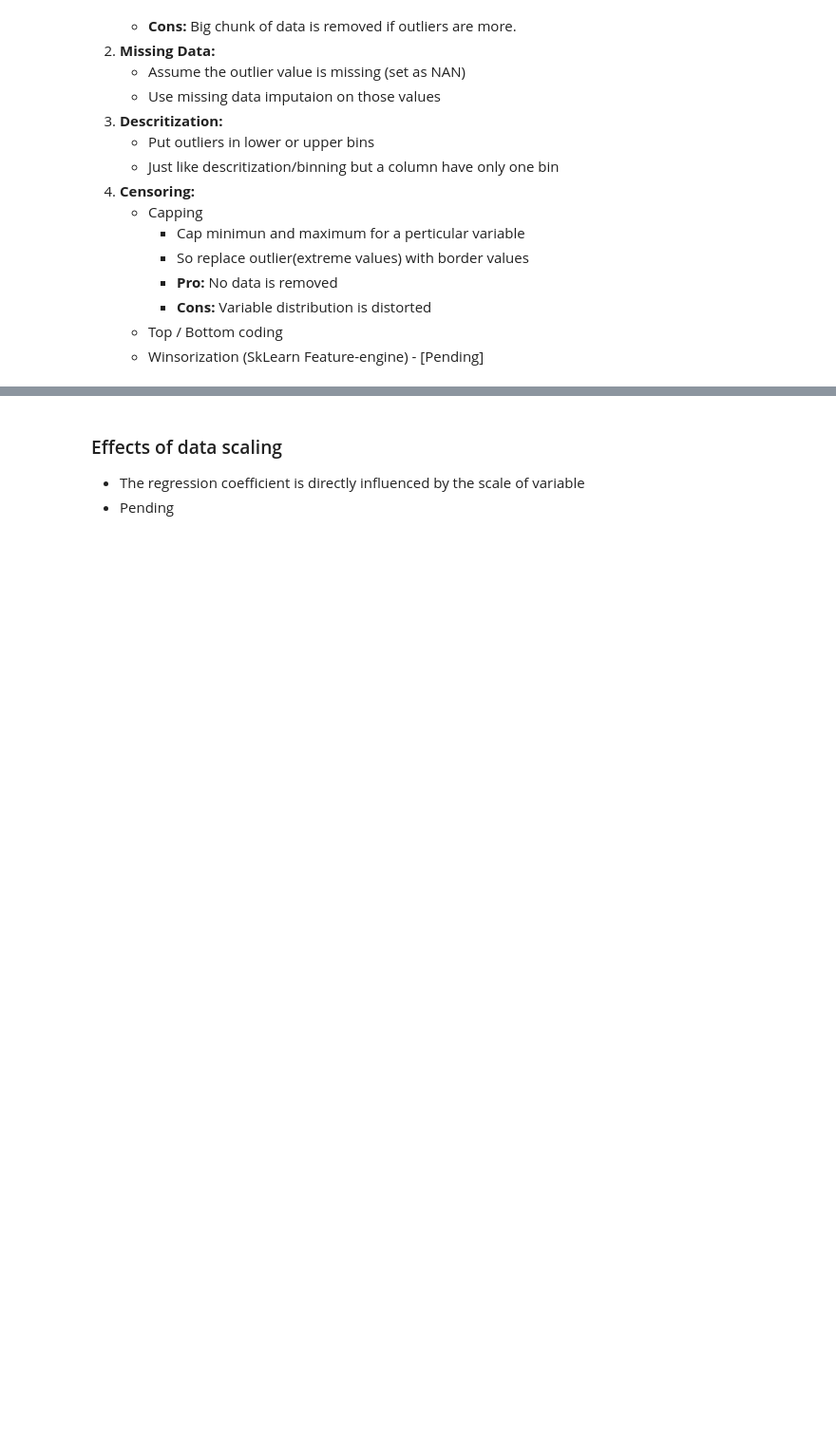
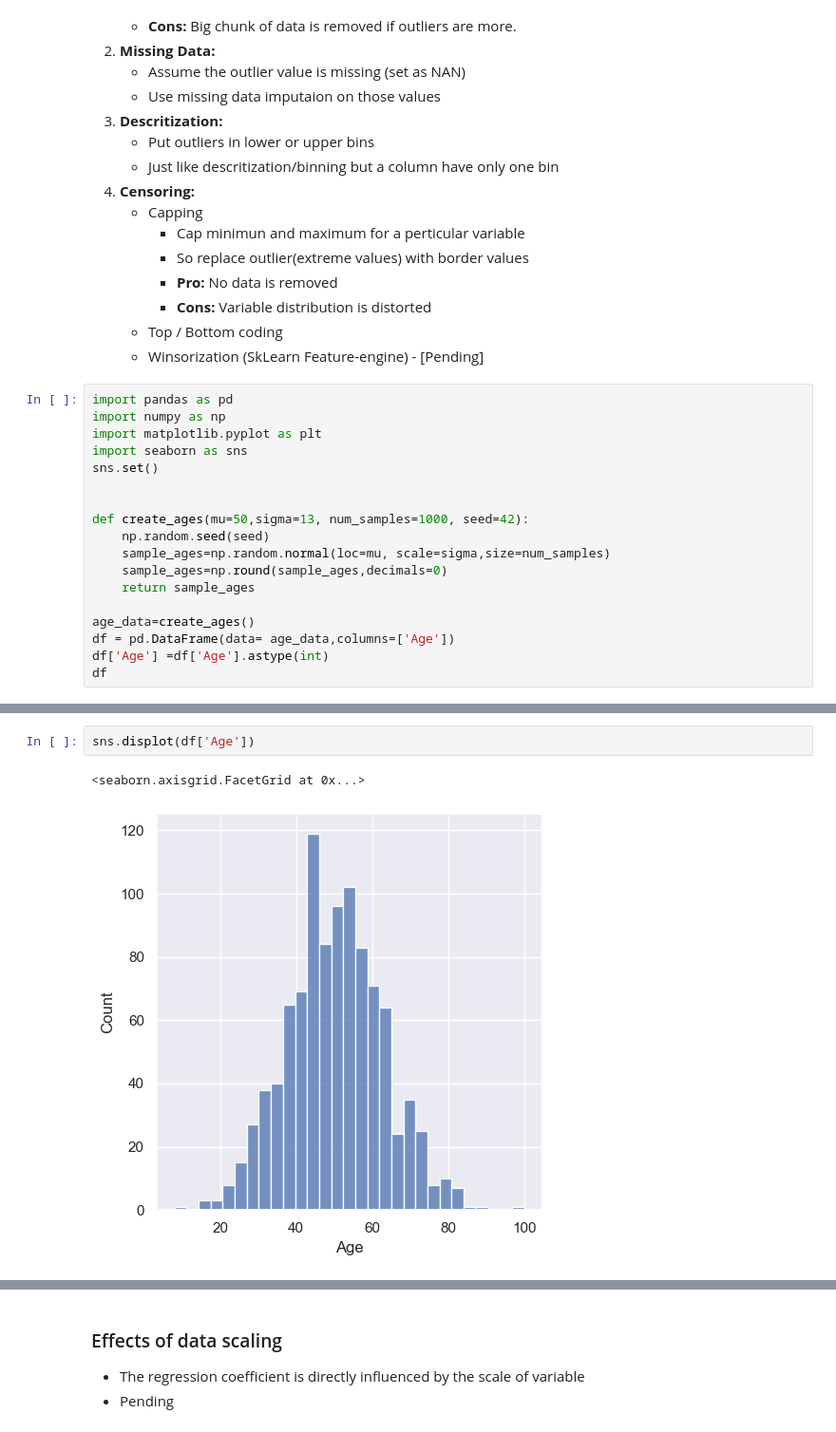
Before and after one commit to R7patel/Notes, a Jupyter notebook: 2_Preprocessing.ipynb, the cells around one changed output, grey strips where cells are left out. Shown at 95% size. Cells and saved outputs as stored; diff of their text form; blank space fills up the shorter version.

```diff
--- a/2_Preprocessing.ipynb
+++ b/2_Preprocessing.ipynb
@@ -323,3 +473,21 @@ By Diva Jain - https://codeburst.io/2-important-statistics-terms-you-need-to-kno
         </ul>
     </li>
 </ol>
+# %%
+import pandas as pd
+import numpy as np
+import matplotlib.pyplot as plt
+import seaborn as sns
+sns.set()
+
+
+def create_ages(mu=50,sigma=13, num_samples=1000, seed=42):
+    np.random.seed(seed)
+    sample_ages=np.random.normal(loc=mu, scale=sigma,size=num_samples)
+    sample_ages=np.round(sample_ages,decimals=0)
+    return sample_ages
+
+age_data=create_ages()
+df = pd.DataFrame(data= age_data,columns=['Age'])
+df['Age'] =df['Age'].astype(int)
+df
@@ -325,0 +519,5 @@ By Diva Jain - https://codeburst.io/2-important-statistics-terms-you-need-to-kno
+# %%
+sns.displot(df['Age'])
+# %% [output]
+<seaborn.axisgrid.FacetGrid at 0x...>
+[figure, added]
```
Also changed, not shown: parts of 34 cells of this notebook, 2 other files.
